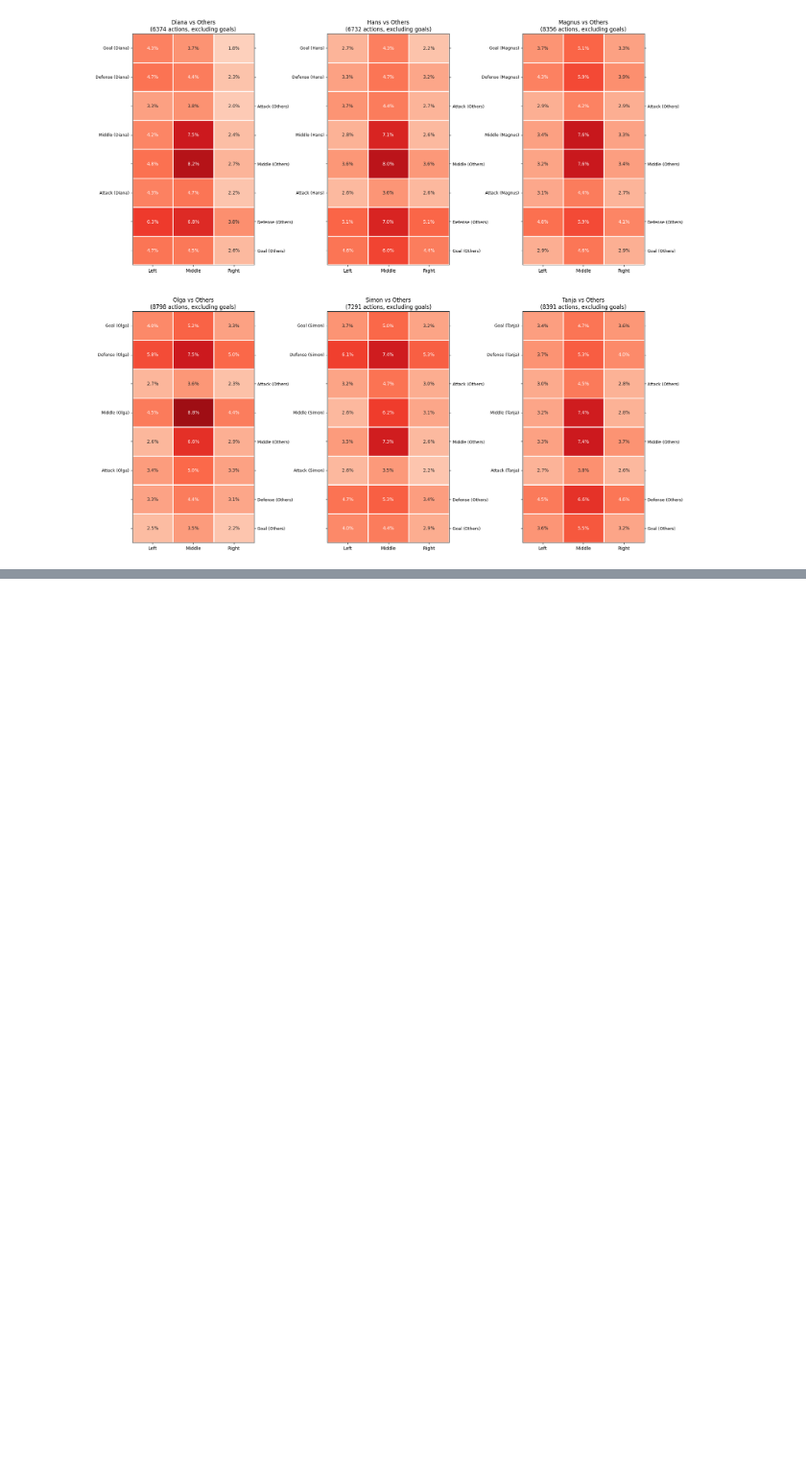
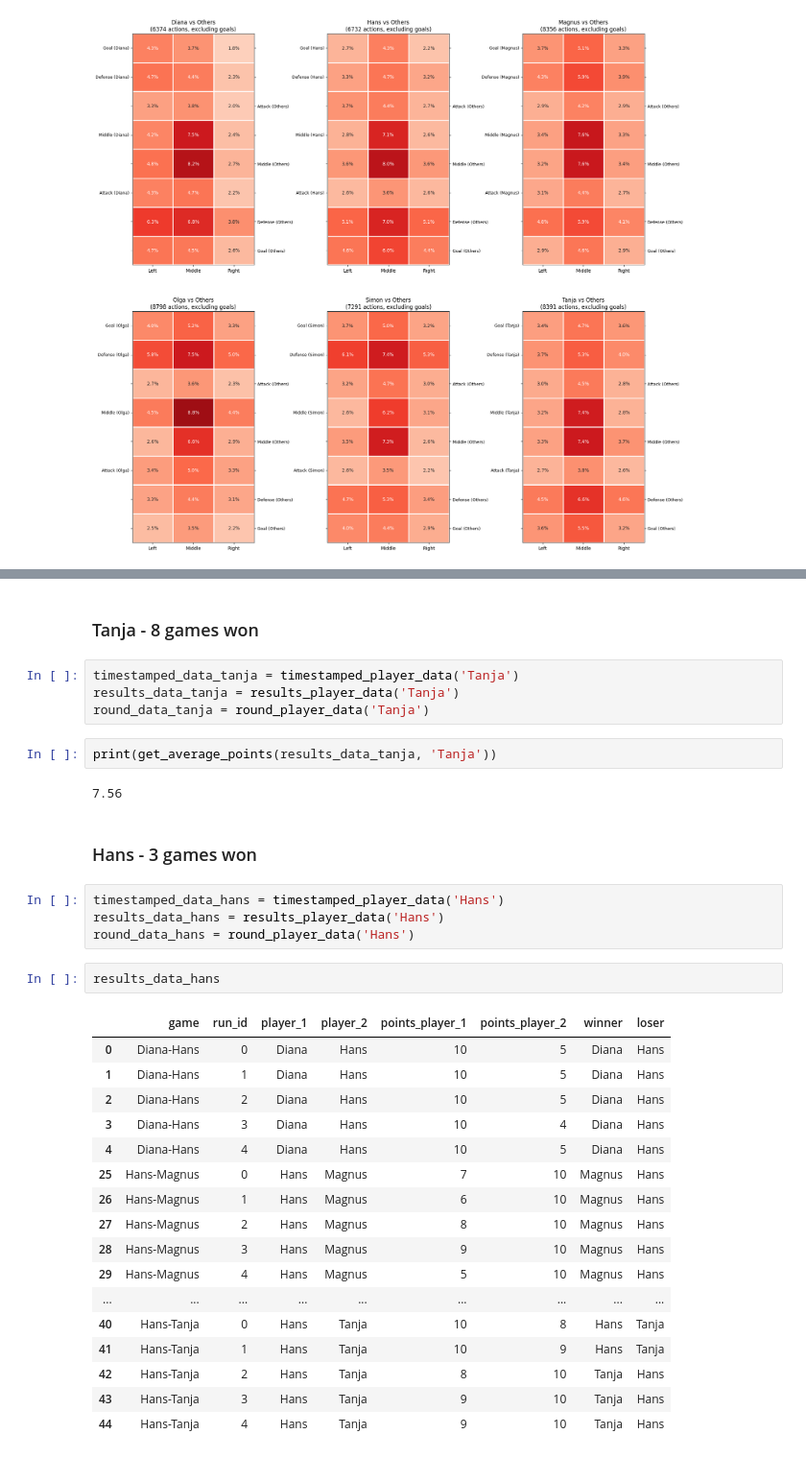
Before and after one commit to Rutvik-rn/Kicker-Strategy, a Jupyter notebook: notebook.ipynb, the cells around one changed output, grey strips where cells are left out. Shown at 96% size. Saved outputs shown, nothing was run; the diff lists cells and outputs as text; blank space fills up the shorter version.

```diff
--- a/notebook.ipynb
+++ b/notebook.ipynb
@@ -511,0 +630,36 @@ plt.show()
+# %% [markdown]
+### Tanja - 8 games won
+# %%
+timestamped_data_tanja = timestamped_player_data('Tanja')
+results_data_tanja = results_player_data('Tanja')
+round_data_tanja = round_player_data('Tanja')
+# %%
+print(get_average_points(results_data_tanja, 'Tanja'))
+# %% [output]
+7.56
+# %% [markdown]
+### Hans - 3 games won
+# %%
+timestamped_data_hans = timestamped_player_data('Hans')
+results_data_hans = results_player_data('Hans')
+round_data_hans = round_player_data('Hans')
+# %%
+results_data_hans
+# %% [output]
+|  | game | run_id | player_1 | player_2 | points_player_1 | points_player_2 | winner | loser |
+| 0 | Diana-Hans | 0 | Diana | Hans | 10 | 5 | Diana | Hans |
+| 1 | Diana-Hans | 1 | Diana | Hans | 10 | 5 | Diana | Hans |
+| 2 | Diana-Hans | 2 | Diana | Hans | 10 | 5 | Diana | Hans |
+| 3 | Diana-Hans | 3 | Diana | Hans | 10 | 4 | Diana | Hans |
+| 4 | Diana-Hans | 4 | Diana | Hans | 10 | 5 | Diana | Hans |
+| 25 | Hans-Magnus | 0 | Hans | Magnus | 7 | 10 | Magnus | Hans |
+| 26 | Hans-Magnus | 1 | Hans | Magnus | 6 | 10 | Magnus | Hans |
+| 27 | Hans-Magnus | 2 | Hans | Magnus | 8 | 10 | Magnus | Hans |
+| 28 | Hans-Magnus | 3 | Hans | Magnus | 9 | 10 | Magnus | Hans |
+| 29 | Hans-Magnus | 4 | Hans | Magnus | 5 | 10 | Magnus | Hans |
+| ... | ... | ... | ... | ... | ... | ... | ... | ... |
+| 40 | Hans-Tanja | 0 | Hans | Tanja | 10 | 8 | Hans | Tanja |
+| 41 | Hans-Tanja | 1 | Hans | Tanja | 10 | 9 | Hans | Tanja |
+| 42 | Hans-Tanja | 2 | Hans | Tanja | 8 | 10 | Tanja | Hans |
+| 43 | Hans-Tanja | 3 | Hans | Tanja | 9 | 10 | Tanja | Hans |
+| 44 | Hans-Tanja | 4 | Hans | Tanja | 9 | 10 | Tanja | Hans |
```
Also changed, not shown: parts of 24 cells of this notebook.
